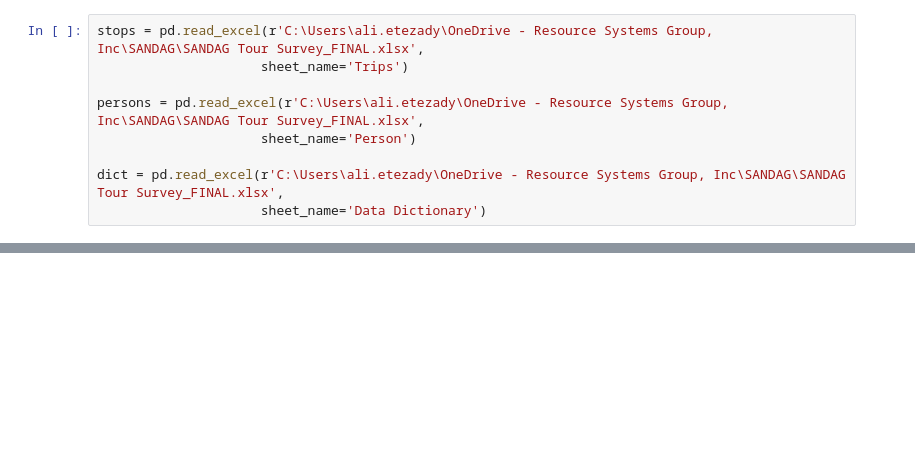
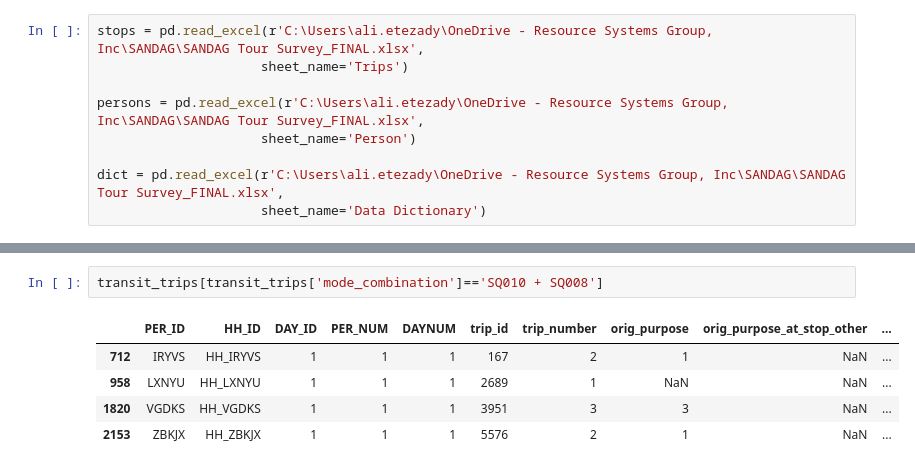
Before and after one commit to SANDAG/Survey_OBS, a Jupyter notebook: tour_sample/processSANDAGTourSample.ipynb, the cells around one changed output, grey strips where cells are left out. Drawn from its saved outputs; the diff is of its cells as text; blank space fills up the shorter version.

```diff
--- a/tour_sample/processSANDAGTourSample.ipynb
+++ b/tour_sample/processSANDAGTourSample.ipynb
@@ -174,0 +264,8 @@ SQ001 + SQ011 + SQ001: 25 trips
+# %%
+transit_trips[transit_trips['mode_combination']=='SQ010 + SQ008']
+# %% [output]
+|  | PER_ID | HH_ID | DAY_ID | PER_NUM | DAYNUM | trip_id | trip_number | orig_purpose | orig_purpose_at_stop_other | ... |
+| 712 | IRYVS | HH_IRYVS | 1 | 1 | 1 | 167 | 2 | 1 | NaN | ... |
+| 958 | LXNYU | HH_LXNYU | 1 | 1 | 1 | 2689 | 1 | NaN | NaN | ... |
+| 1820 | VGDKS | HH_VGDKS | 1 | 1 | 1 | 3951 | 3 | 3 | NaN | ... |
+| 2153 | ZBKJX | HH_ZBKJX | 1 | 1 | 1 | 5576 | 2 | 1 | NaN | ... |
```
Also changed, not shown: parts of 29 cells of this notebook, 1 other file.
